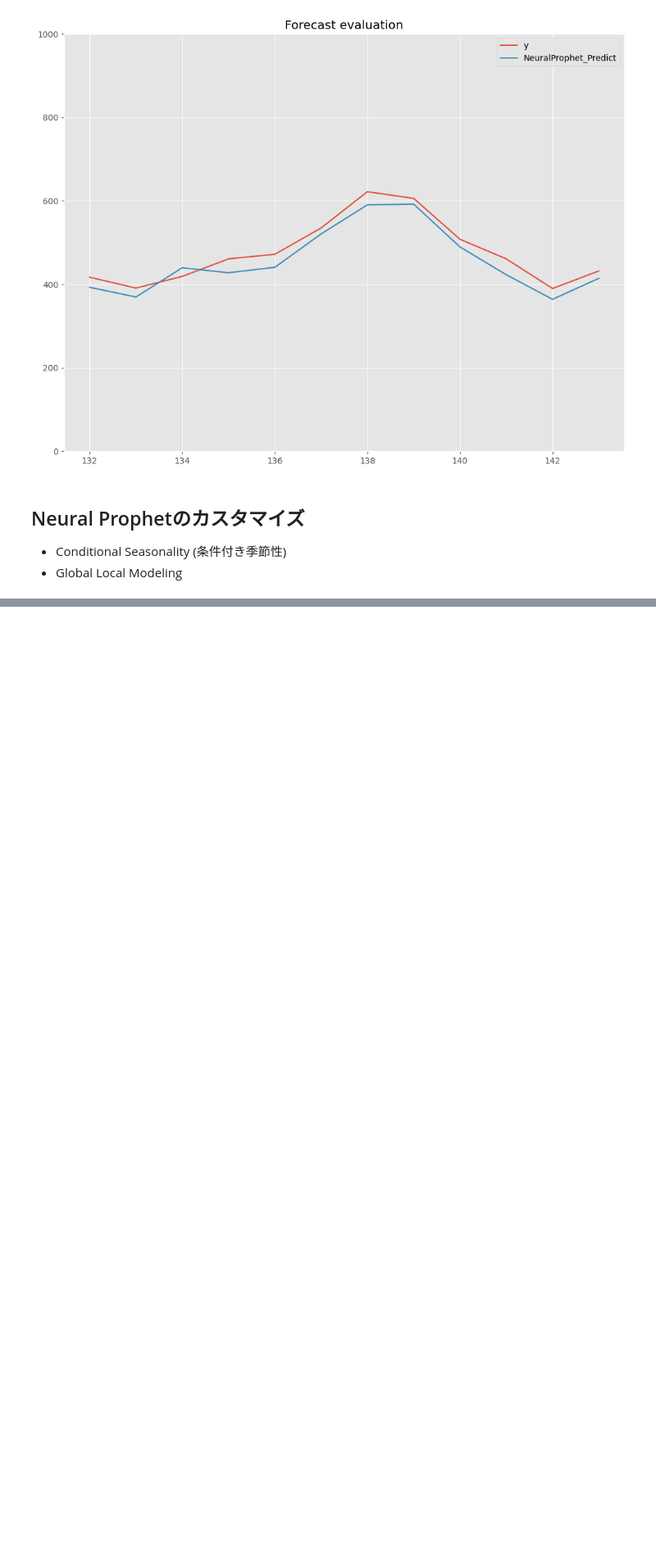
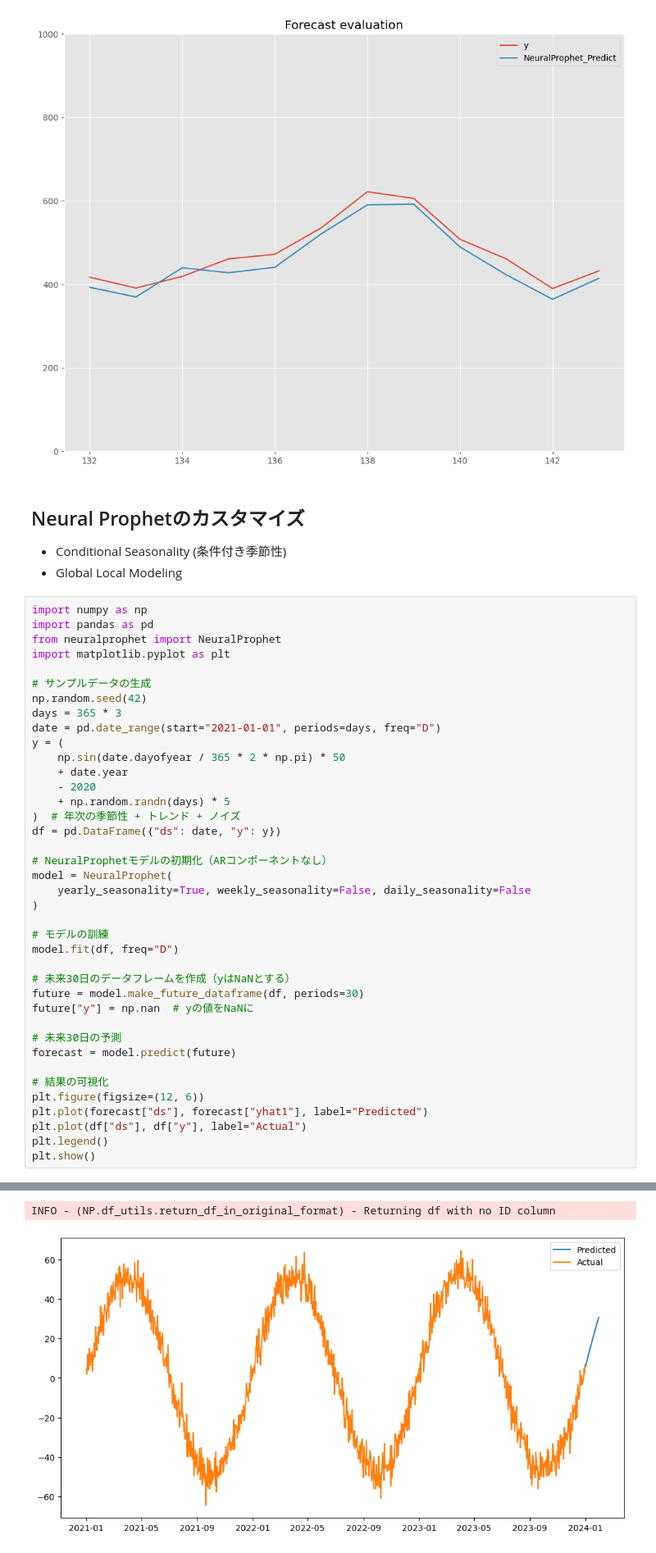
Before and after one commit to S10aki95/note, a Jupyter notebook: notebook/TimeSeries/Prophet.ipynb, the cells around one changed output, grey strips where cells are left out. Shown at 82% size. Drawn from its saved outputs; the diff is of its cells as text; blank space fills up the shorter version.

```diff
--- a/notebook/TimeSeries/Prophet.ipynb
+++ b/notebook/TimeSeries/Prophet.ipynb
@@ -166,3 +166,43 @@ MAPE(NeuralProphet):
 
 - Conditional Seasonality (条件付き季節性)
 - Global Local Modeling
+# %%
+import numpy as np
+import pandas as pd
+from neuralprophet import NeuralProphet
+import matplotlib.pyplot as plt
+
+# サンプルデータの生成
+np.random.seed(42)
+days = 365 * 3
+date = pd.date_range(start="2021-01-01", periods=days, freq="D")
+y = (
+    np.sin(date.dayofyear / 365 * 2 * np.pi) * 50
+    + date.year
+    - 2020
+    + np.random.randn(days) * 5
+)  # 年次の季節性 + トレンド + ノイズ
+df = pd.DataFrame({"ds": date, "y": y})
+
+# NeuralProphetモデルの初期化（ARコンポーネントなし）
+model = NeuralProphet(
+    yearly_seasonality=True, weekly_seasonality=False, daily_seasonality=False
+)
+
+# モデルの訓練
+model.fit(df, freq="D")
+
+# 未来30日のデータフレームを作成（yはNaNとする）
+future = model.make_future_dataframe(df, periods=30)
+future["y"] = np.nan  # yの値をNaNに
+
+# 未来30日の予測
+forecast = model.predict(future)
+
+# 結果の可視化
+plt.figure(figsize=(12, 6))
+plt.plot(forecast["ds"], forecast["yhat1"], label="Predicted")
+plt.plot(df["ds"], df["y"], label="Actual")
+plt.legend()
+plt.show()
+# %% [output]
@@ -168,0 +224,2 @@ MAPE(NeuralProphet):
+INFO - (NP.df_utils.return_df_in_original_format) - Returning df with no ID column
+[figure, added]
```
Also changed, not shown: parts of 1 cell of this notebook, 9 other files.
